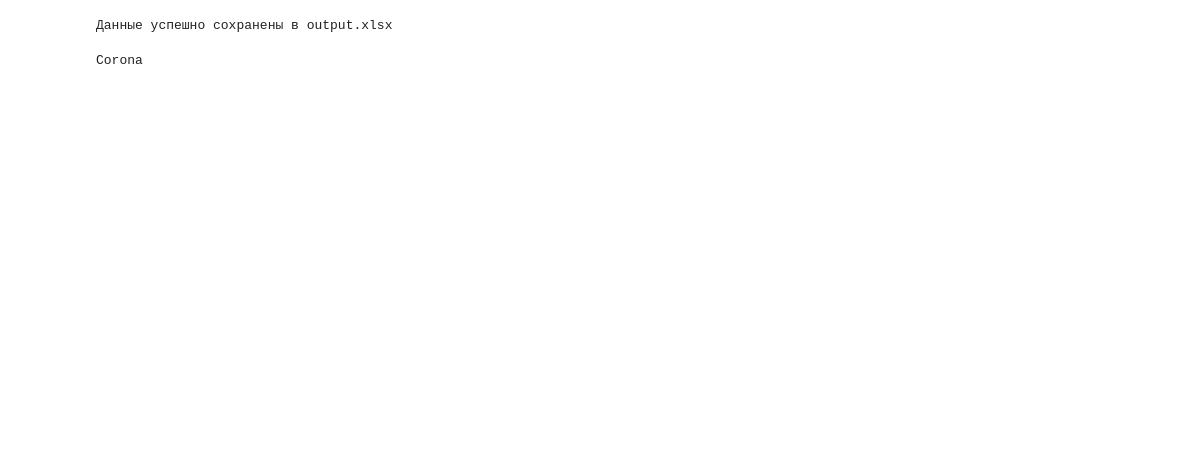
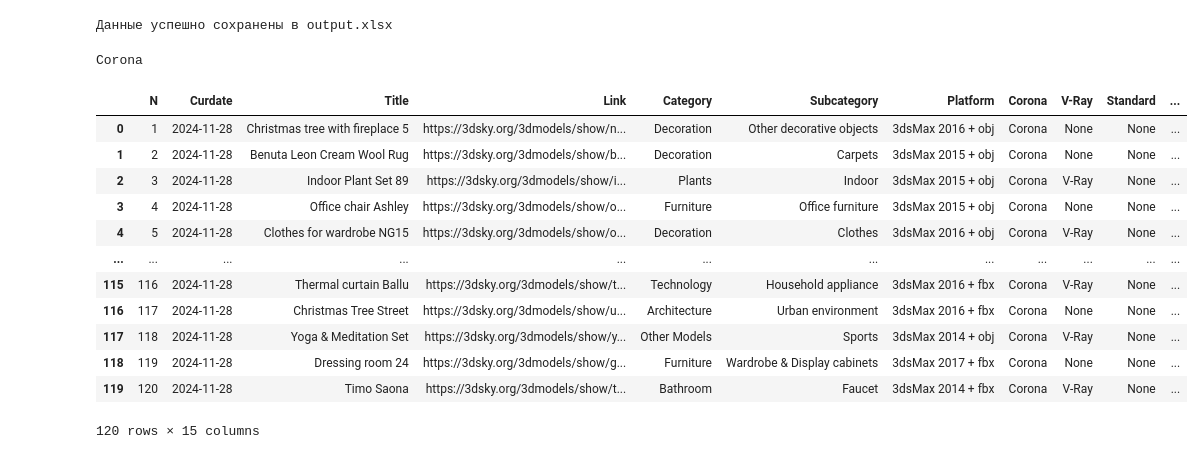
Before and after one commit to mi-alex/sf_mi, a Jupyter notebook: Project_3ddd/3ddd.ipynb, the cells around one changed output. Drawn from its saved outputs; the diff is of its cells as text; code cells hidden in the pictures; blank space fills up the shorter version.

Commit message:
Adding personal data

```diff
--- a/Project_3ddd/3ddd.ipynb
+++ b/Project_3ddd/3ddd.ipynb
@@ -188,3 +188,29 @@ finally:
     driver.quit()
 # %% [output]
 Corona
+# %%
+import pandas as pd
+import plotly.express as px
+
+result_vis = pd.DataFrame(result, columns=['N','Curdate','Title','Link','Category','Subcategory','Platform','Corona','V-Ray','Standard','Pubdate','Username','Followers','Selected'])
+result_vis['Pubdate'] = pd.to_datetime(result_vis['Pubdate'])
+#result_vis.drop('N', axis=1, inplace=True)
+
+current_date = datetime.now()
+result_vis['Duration'] = (current_date - result_vis['Pubdate']).dt.days
+
+display(result_vis)
+# %% [output]
+|  | N | Curdate | Title | Link | Category | Subcategory | Platform | Corona | V-Ray | Standard | ... |
+| 0 | 1 | 2024-11-28 | Christmas tree with fireplace 5 | https://3dsky.org/3dmodels/show/n... | Decoration | Other decorative objects | 3dsMax 2016 + obj | Corona | None | None | ... |
+| 1 | 2 | 2024-11-28 | Benuta Leon Cream Wool Rug | https://3dsky.org/3dmodels/show/b... | Decoration | Carpets | 3dsMax 2015 + obj | Corona | None | None | ... |
+| 2 | 3 | 2024-11-28 | Indoor Plant Set 89 | https://3dsky.org/3dmodels/show/i... | Plants | Indoor | 3dsMax 2015 + obj | Corona | V-Ray | None | ... |
+| 3 | 4 | 2024-11-28 | Office chair Ashley | https://3dsky.org/3dmodels/show/o... | Furniture | Office furniture | 3dsMax 2015 + obj | Corona | None | None | ... |
+| 4 | 5 | 2024-11-28 | Clothes for wardrobe NG15 | https://3dsky.org/3dmodels/show/o... | Decoration | Clothes | 3dsMax 2016 + obj | Corona | V-Ray | None | ... |
+| ... | ... | ... | ... | ... | ... | ... | ... | ... | ... | ... | ... |
+| 115 | 116 | 2024-11-28 | Thermal curtain Ballu | https://3dsky.org/3dmodels/show/t... | Technology | Household appliance | 3dsMax 2016 + fbx | Corona | V-Ray | None | ... |
+| 116 | 117 | 2024-11-28 | Christmas Tree Street | https://3dsky.org/3dmodels/show/u... | Architecture | Urban environment | 3dsMax 2016 + fbx | Corona | None | None | ... |
+| 117 | 118 | 2024-11-28 | Yoga & Meditation Set | https://3dsky.org/3dmodels/show/y... | Other Models | Sports | 3dsMax 2014 + obj | Corona | V-Ray | None | ... |
+| 118 | 119 | 2024-11-28 | Dressing room 24 | https://3dsky.org/3dmodels/show/g... | Furniture | Wardrobe & Display cabinets | 3dsMax 2017 + fbx | Corona | None | None | ... |
+| 119 | 120 | 2024-11-28 | Timo Saona | https://3dsky.org/3dmodels/show/t... | Bathroom | Faucet | 3dsMax 2014 + fbx | Corona | V-Ray | None | ... |
+120 rows × 15 columns
```
Also changed, not shown: parts of 12 cells of this notebook, 12 other files.
